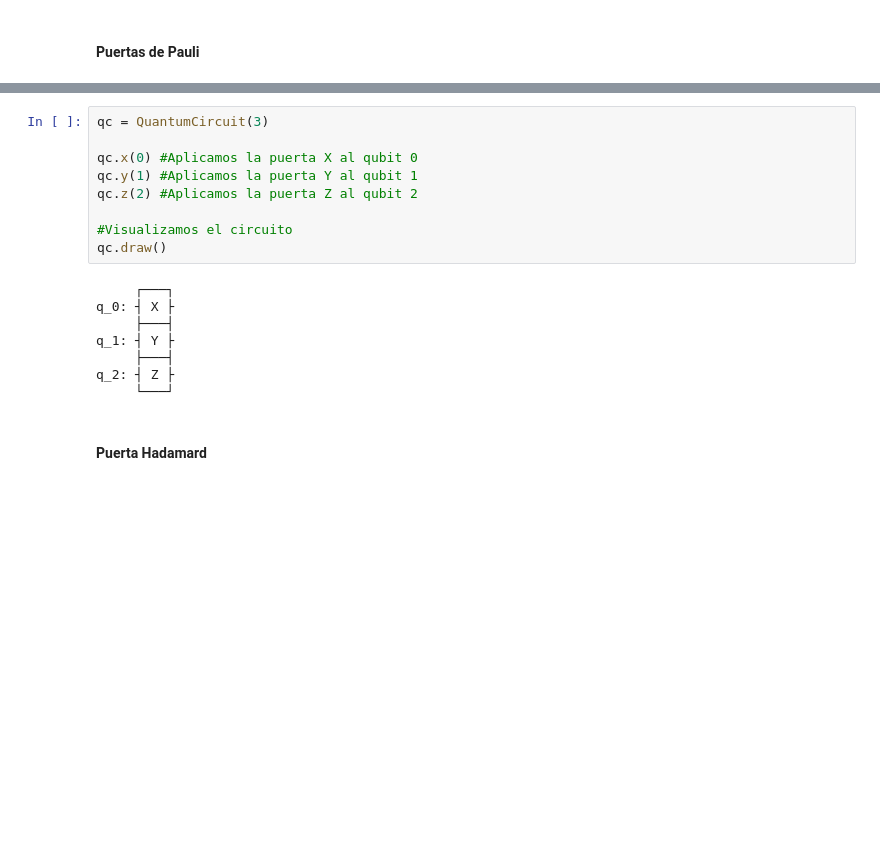
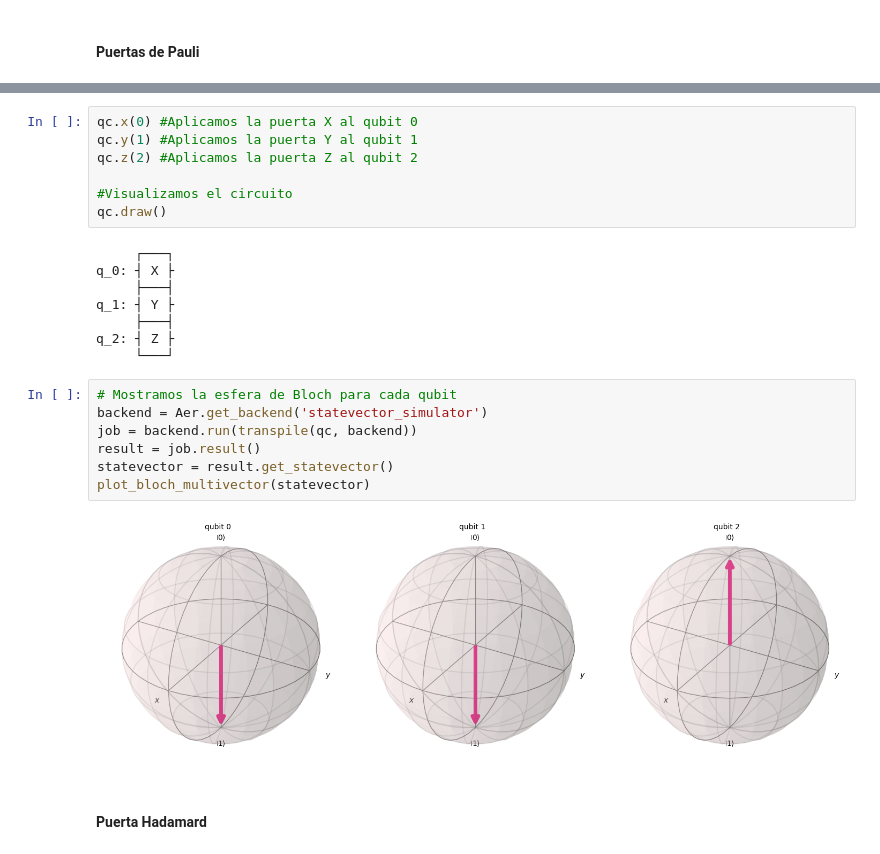
Before and after one commit to pelahumi/RSA, a Jupyter notebook: Quantum/fundamentals.ipynb, the cells around one changed output, grey strips where cells are left out. Cells and saved outputs as stored; diff of their text form; blank space fills up the shorter version.

```diff
--- a/Quantum/fundamentals.ipynb
+++ b/Quantum/fundamentals.ipynb
@@ -48,6 +63,4 @@ plot_histogram(out)
 # %%
-qc = QuantumCircuit(3)
-
 qc.x(0) #Aplicamos la puerta X al qubit 0
 qc.y(1) #Aplicamos la puerta Y al qubit 1
 qc.z(2) #Aplicamos la puerta Z al qubit 2
@@ -62,6 +75,15 @@ q_1: ┤ Y ├
      ├───┤
 q_2: ┤ Z ├
      └───┘
+# %%
+# Mostramos la esfera de Bloch para cada qubit
+backend = Aer.get_backend('statevector_simulator')
+job = backend.run(transpile(qc, backend))
+result = job.result()
+statevector = result.get_statevector()
+plot_bloch_multivector(statevector)
+# %% [output]
+[figure, added]
 # %% [markdown]
 #### Puerta Hadamard
 # %%
```
Also changed, not shown: parts of 10 cells of this notebook, 4 other files.
